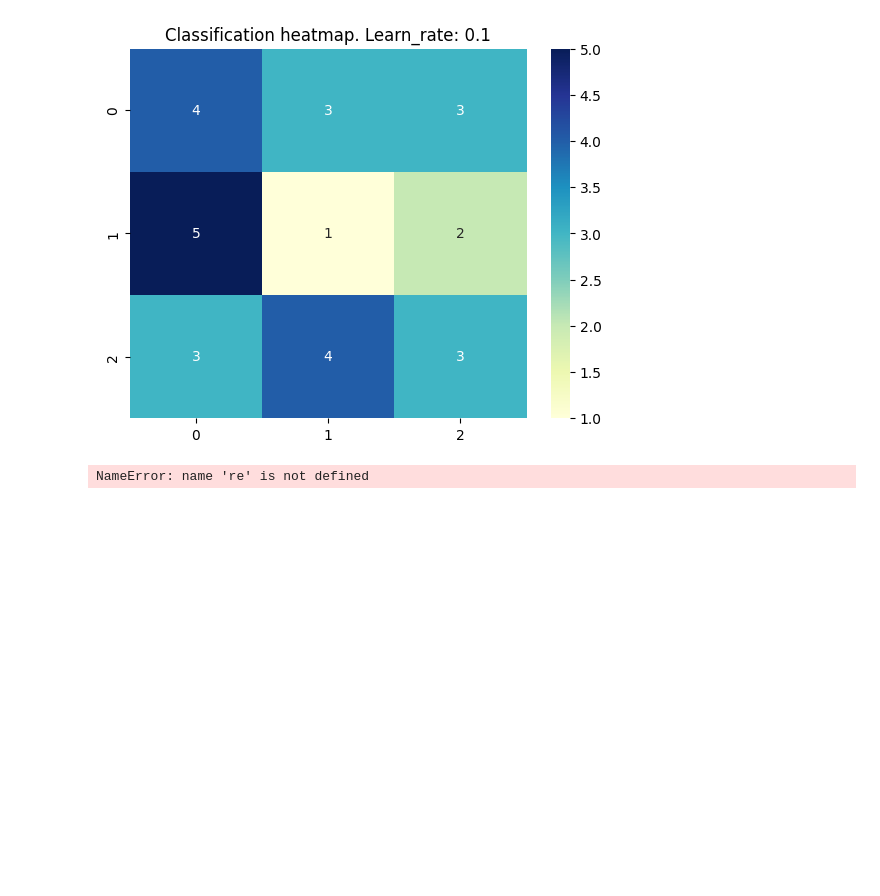
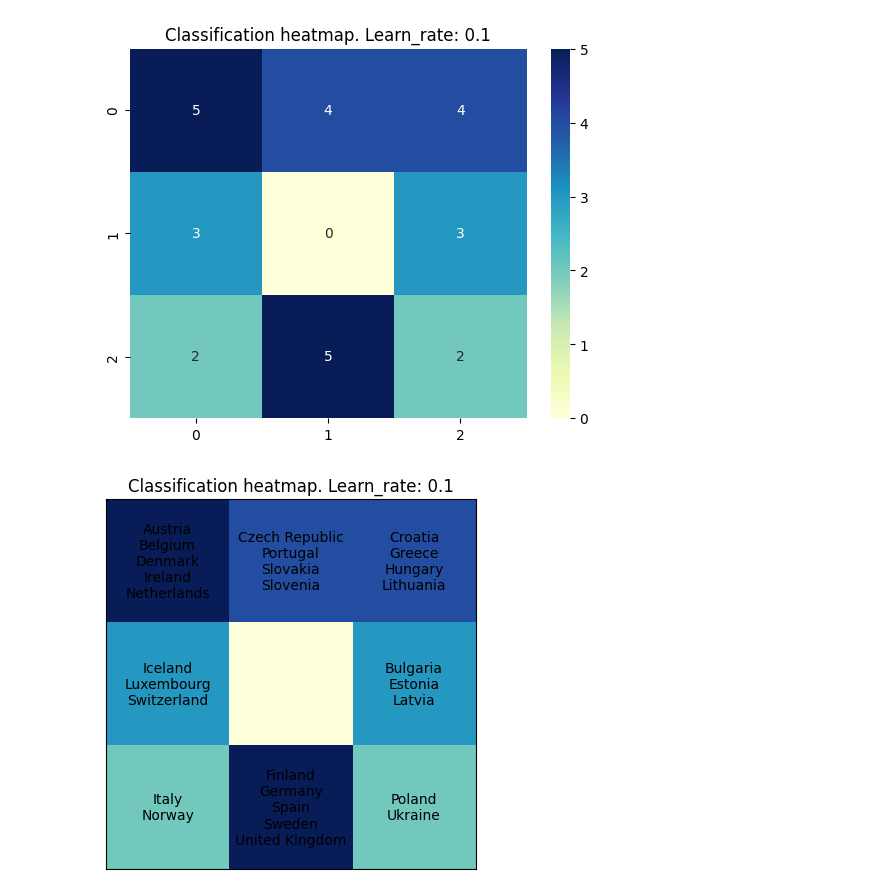
Before and after one commit to lucasfleischer07/TPs-SIA, a Jupyter notebook: TP4/kohonen.ipynb, the cells around one changed output. Saved outputs shown, nothing was run; the diff lists cells and outputs as text; code cells hidden in the pictures; blank space fills up the shorter version.

Commit message:
kohonen finished

```diff
--- a/TP4/kohonen.ipynb
+++ b/TP4/kohonen.ipynb
@@ -46,4 +48,4 @@ alg_name = "kohonen"
 data, countries = read_and_load_csv_data()
 data = np.array(data)
 learning_rate, initial_radius, final_radius, max_iterations, k = read_and_load_json_data(alg_name)
-weights,choices,results,distances = train_kohonen(data, k, max_iterations, learning_rate, initial_radius, final_radius,countries)
+weights,choices,results,distances,estandarizedData = train_kohonen(data, k, max_iterations, learning_rate, initial_radius, final_radius,countries)
@@ -50,9 +58,9 @@ weights,choices,results,distances = train_kohonen(data, k, max_iterations, learn
 # %%
 plot_heatmap_kohonen(results, k, learning_rate)
-plot_countries_in_nodes(results, k, learning_rate)
+plot_heatmap_kohonenNames(results, k, learning_rate)
 # %% [output]
-[figure, old version]
+[figure, new version]
-NameError: name 're' is not defined
+[figure, added]
 # %%
 names=["Area","GDP","Inflation","Life.expect","Military","Pop.growth","Unemployment"]
 aux=np.transpose(weights)
```
Also changed, not shown: parts of 4 cells of this notebook, 2 other files.
